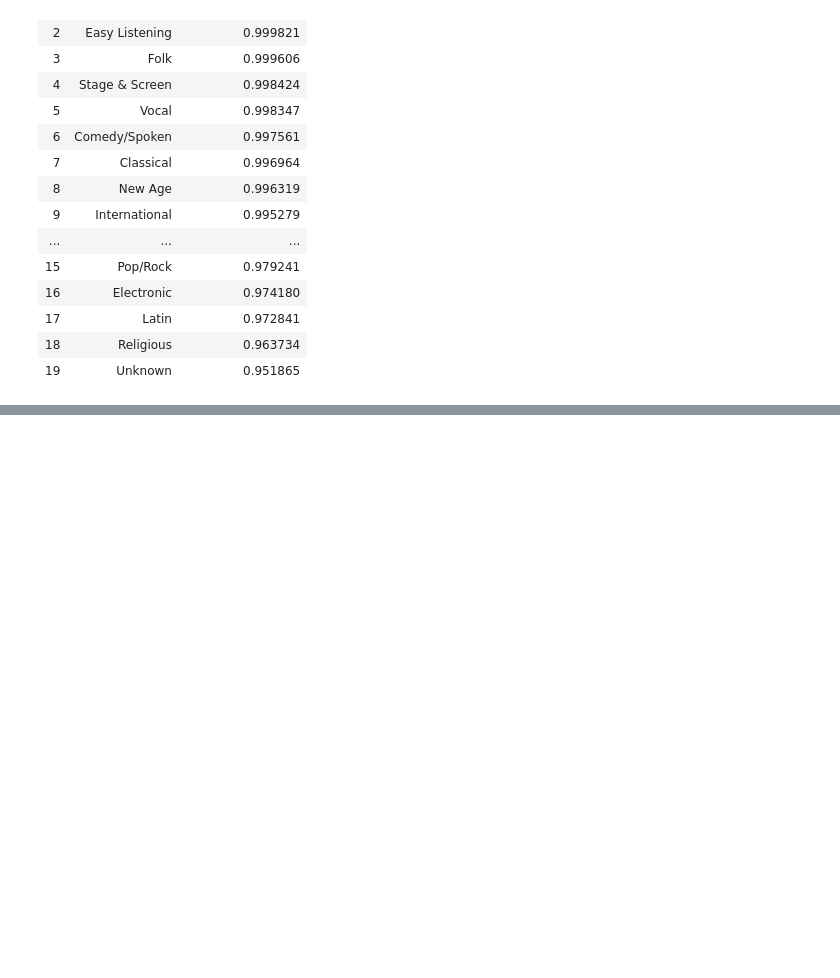
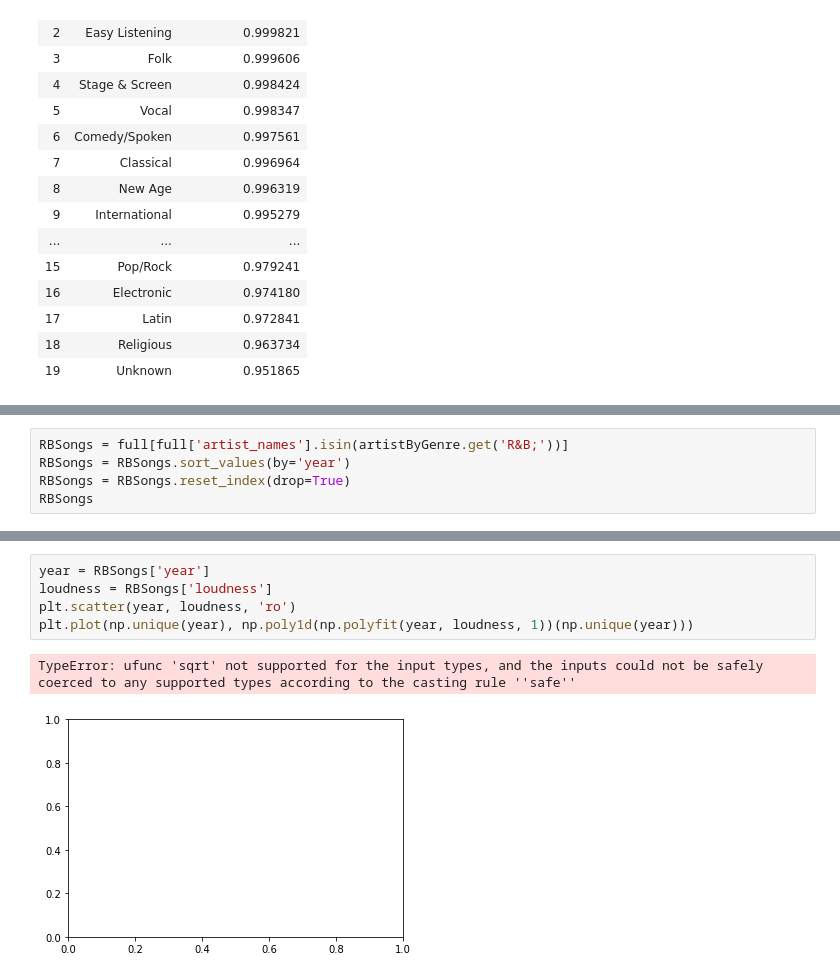
Before and after one commit to Wichaelian/ICM-2021, a Jupyter notebook: 2021_ICM_Problem_D_Data/Problem D.ipynb, the cells around one changed output, grey strips where cells are left out. Cells and saved outputs as stored; diff of their text form; blank space fills up the shorter version.

Commit message:
loudness over time of R&B

```diff
--- a/2021_ICM_Problem_D_Data/Problem D.ipynb
+++ b/2021_ICM_Problem_D_Data/Problem D.ipynb
@@ -365,0 +397,5 @@ jazzSimilarity
+# %%
+RBSongs = full[full['artist_names'].isin(artistByGenre.get('R&B;'))]
+RBSongs = RBSongs.sort_values(by='year')
+RBSongs = RBSongs.reset_index(drop=True)
+RBSongs
@@ -365,0 +416,8 @@ jazzSimilarity
+# %%
+year = RBSongs['year']
+loudness = RBSongs['loudness']
+plt.scatter(year, loudness, 'ro')
+plt.plot(np.unique(year), np.poly1d(np.polyfit(year, loudness, 1))(np.unique(year)))
+# %% [output]
+TypeError: ufunc 'sqrt' not supported for the input types, and the inputs could not be safely coerced to any supported types according to the casting rule ''safe''
+[figure, added]
```
Also changed, not shown: parts of 4 cells of this notebook.
